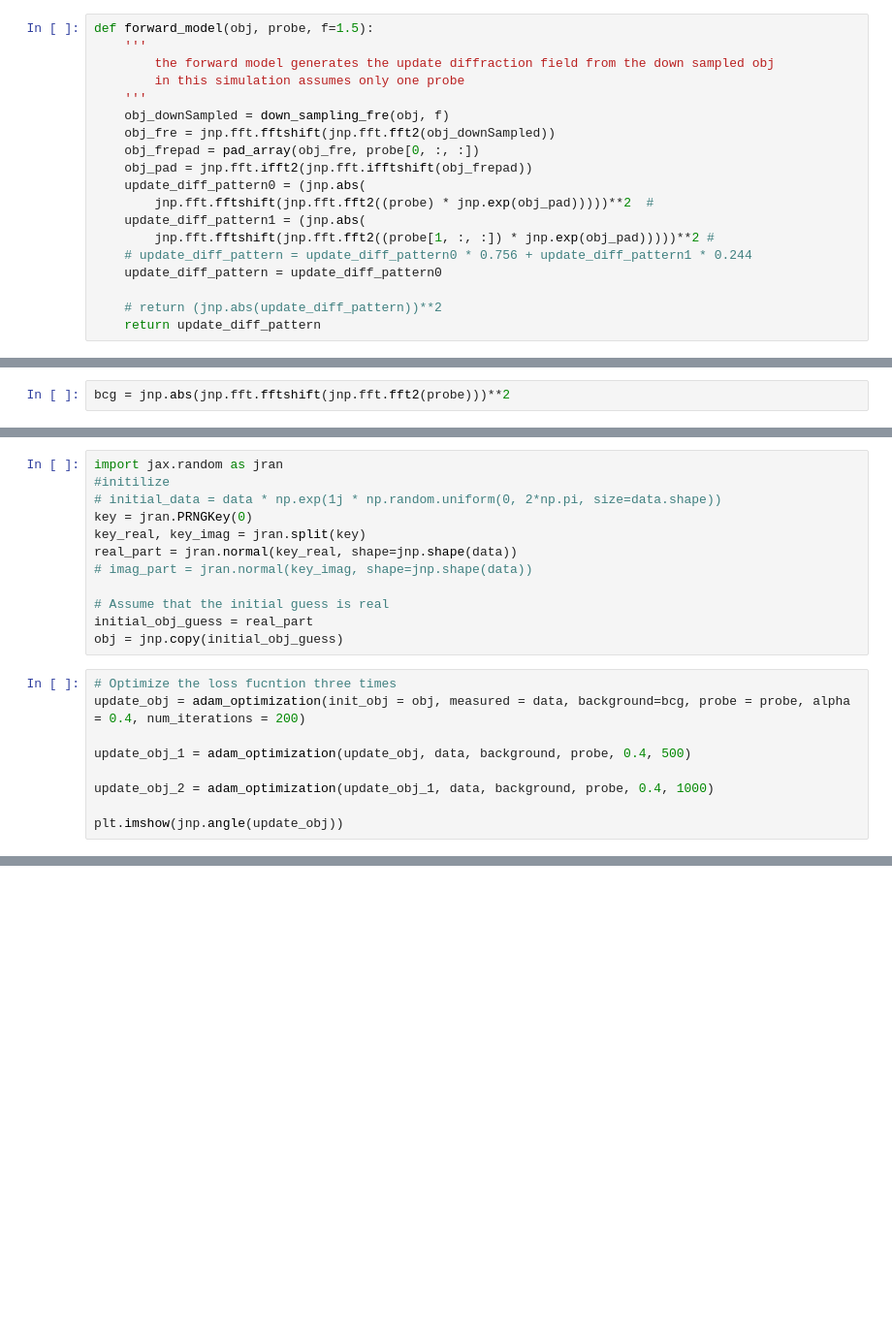
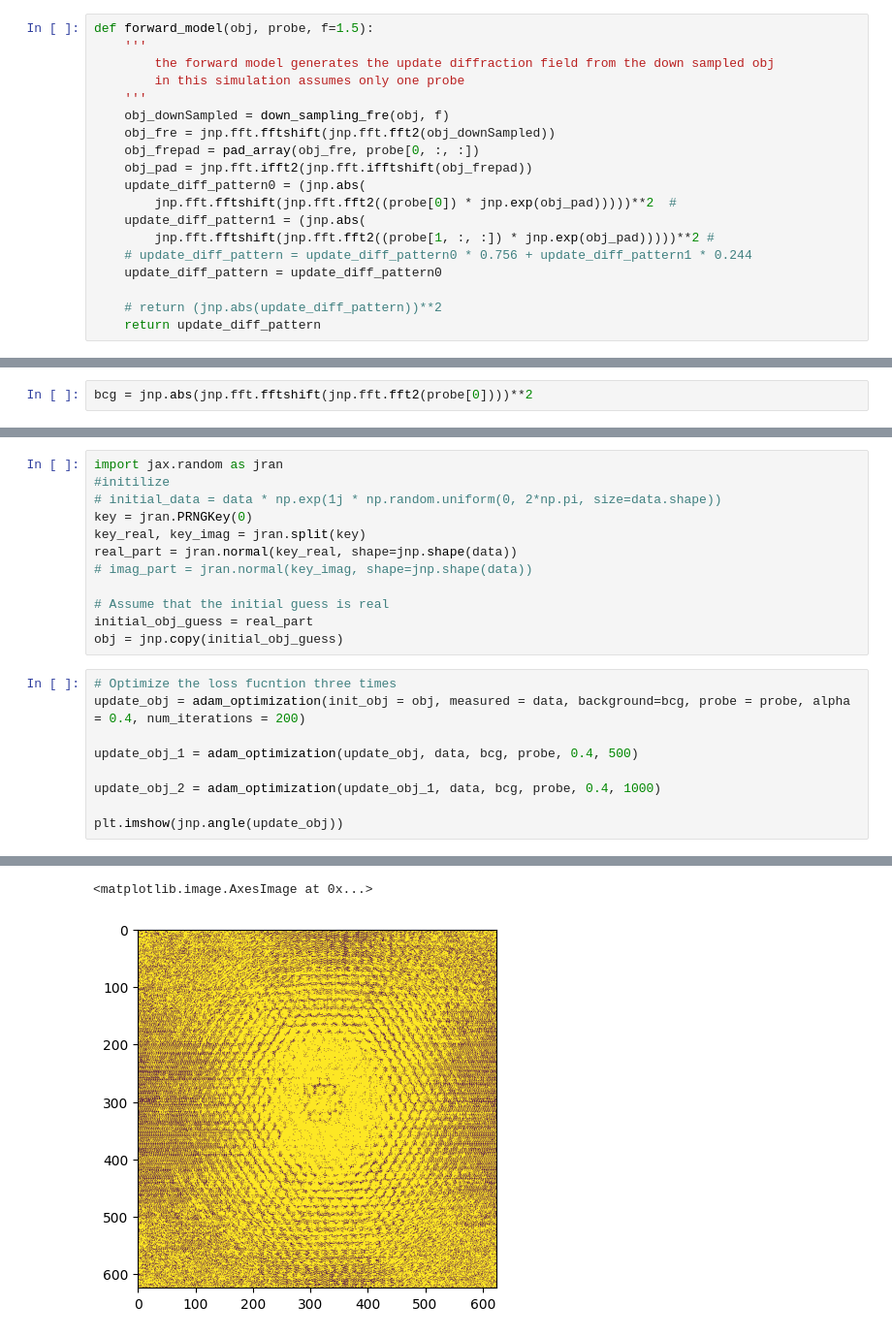
Before and after one commit to Astroxzh/CI-Project, a Jupyter notebook: Simu_With_RealProbe.ipynb, the cells around one changed output, grey strips where cells are left out. Shown at 97% size. Saved outputs shown, nothing was run; the diff lists cells and outputs as text; blank space fills up the shorter version.

```diff
--- a/Simu_With_RealProbe.ipynb
+++ b/Simu_With_RealProbe.ipynb
@@ -117,7 +117,7 @@ def forward_model(obj, probe, f=1.5):
     obj_frepad = pad_array(obj_fre, probe[0, :, :])
     obj_pad = jnp.fft.ifft2(jnp.fft.ifftshift(obj_frepad))
     update_diff_pattern0 = (jnp.abs(
-        jnp.fft.fftshift(jnp.fft.fft2((probe) * jnp.exp(obj_pad)))))**2  #
+        jnp.fft.fftshift(jnp.fft.fft2((probe[0]) * jnp.exp(obj_pad)))))**2  #
     update_diff_pattern1 = (jnp.abs(
         jnp.fft.fftshift(jnp.fft.fft2((probe[1, :, :]) * jnp.exp(obj_pad)))))**2 #
     # update_diff_pattern = update_diff_pattern0 * 0.756 + update_diff_pattern1 * 0.244
@@ -344,4 +344,4 @@ plt.imshow(jnp.log(data+1))
 <matplotlib.image.AxesImage at 0x...>
 [figure]
 # %%
-bcg = jnp.abs(jnp.fft.fftshift(jnp.fft.fft2(probe)))**2
+bcg = jnp.abs(jnp.fft.fftshift(jnp.fft.fft2(probe[0])))**2
@@ -361,9 +365,9 @@ obj = jnp.copy(initial_obj_guess)
 # Optimize the loss fucntion three times
 update_obj = adam_optimization(init_obj = obj, measured = data, background=bcg, probe = probe, alpha = 0.4, num_iterations = 200)
 
-update_obj_1 = adam_optimization(update_obj, data, background, probe, 0.4, 500)
+update_obj_1 = adam_optimization(update_obj, data, bcg, probe, 0.4, 500)
 
-update_obj_2 = adam_optimization(update_obj_1, data, background, probe, 0.4, 1000)
+update_obj_2 = adam_optimization(update_obj_1, data, bcg, probe, 0.4, 1000)
 
 plt.imshow(jnp.angle(update_obj))
 # %% [output]
@@ -370,0 +391,2 @@ AssertionError: [Chex] Assertion assert_equal_shape failed: Arrays have differen
+<matplotlib.image.AxesImage at 0x...>
+[figure, added]
```
Also changed, not shown: parts of 2 cells of this notebook, 2 other files.
